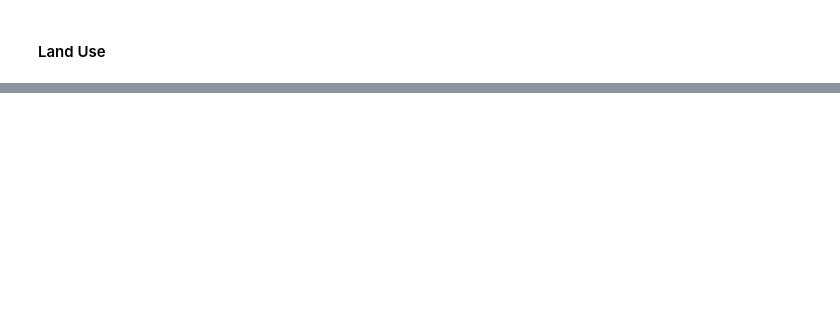
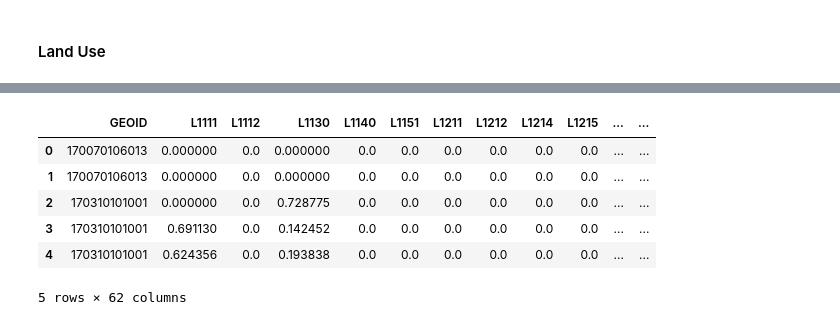
Before and after one commit to ual/ual_model_workspace, a Jupyter notebook: spring-2019-models/notebooks-amelia/urbansim to polaris data.ipynb, the cells around one changed output, grey strips where cells are left out. Drawn from its saved outputs; the diff is of its cells as text; code cells hidden in the pictures; blank space fills up the shorter version.

```diff
--- a/spring-2019-models/notebooks-amelia/urbansim to polaris data.ipynb
+++ b/spring-2019-models/notebooks-amelia/urbansim to polaris data.ipynb
@@ -332,0 +356,11 @@ array(['031', '197', '089', '097', '111', '043', '063', '093'],
+# %%
+land_use_area = pd.merge(land_use, land_area, how='inner', left_on='GEOID', right_on='GEOID')
+land_use_area.head()
+# %% [output]
+|  | GEOID | L1111 | L1112 | L1130 | L1140 | L1151 | L1211 | L1212 | L1214 | L1215 | ... | ... |
+| 0 | 170070106013 | 0.000000 | 0.0 | 0.000000 | 0.0 | 0.0 | 0.0 | 0.0 | 0.0 | 0.0 | ... | ... |
+| 1 | 170070106013 | 0.000000 | 0.0 | 0.000000 | 0.0 | 0.0 | 0.0 | 0.0 | 0.0 | 0.0 | ... | ... |
+| 2 | 170310101001 | 0.000000 | 0.0 | 0.728775 | 0.0 | 0.0 | 0.0 | 0.0 | 0.0 | 0.0 | ... | ... |
+| 3 | 170310101001 | 0.691130 | 0.0 | 0.142452 | 0.0 | 0.0 | 0.0 | 0.0 | 0.0 | 0.0 | ... | ... |
+| 4 | 170310101001 | 0.624356 | 0.0 | 0.193838 | 0.0 | 0.0 | 0.0 | 0.0 | 0.0 | 0.0 | ... | ... |
+5 rows × 62 columns
```
Also changed, not shown: parts of 12 cells of this notebook.
